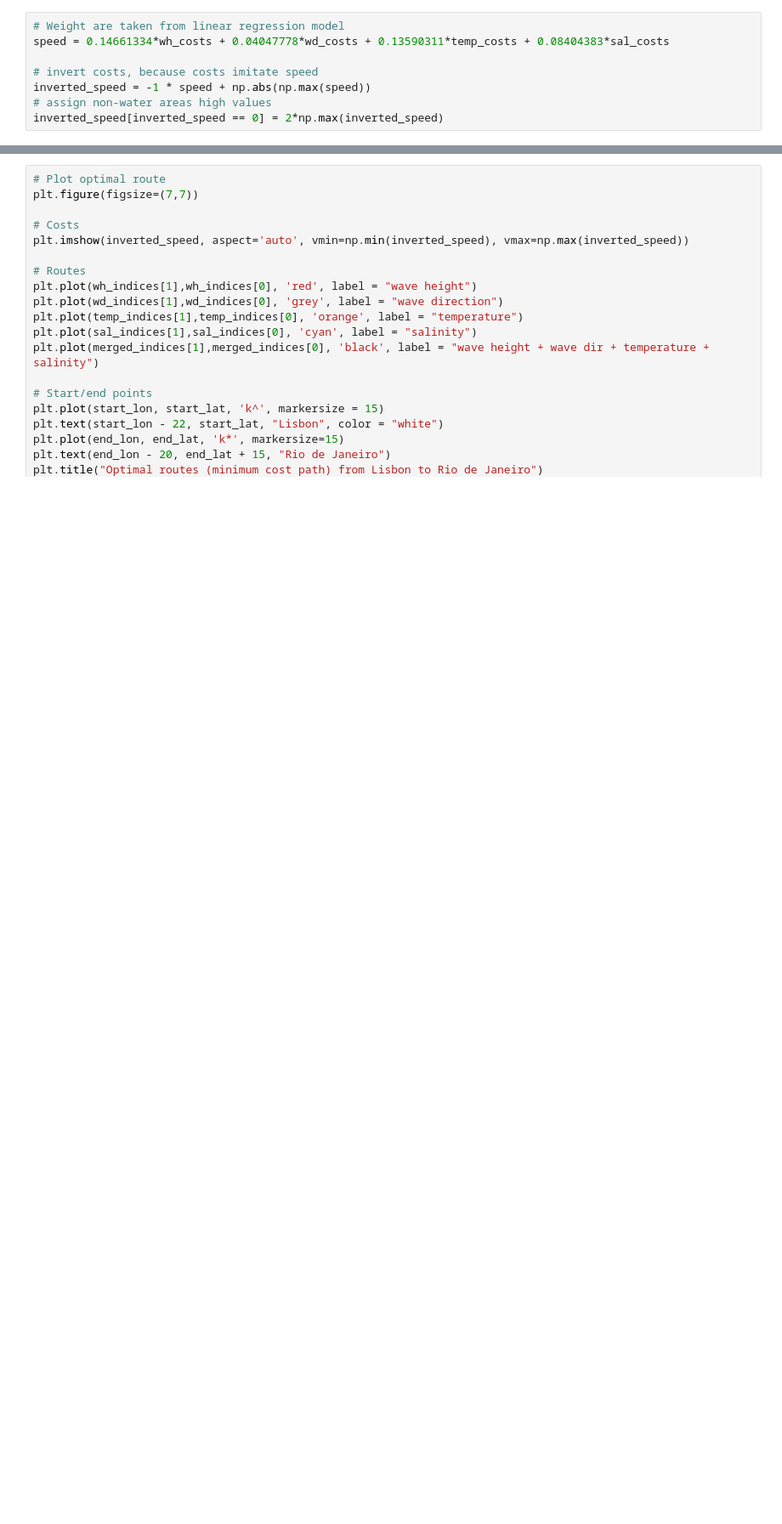
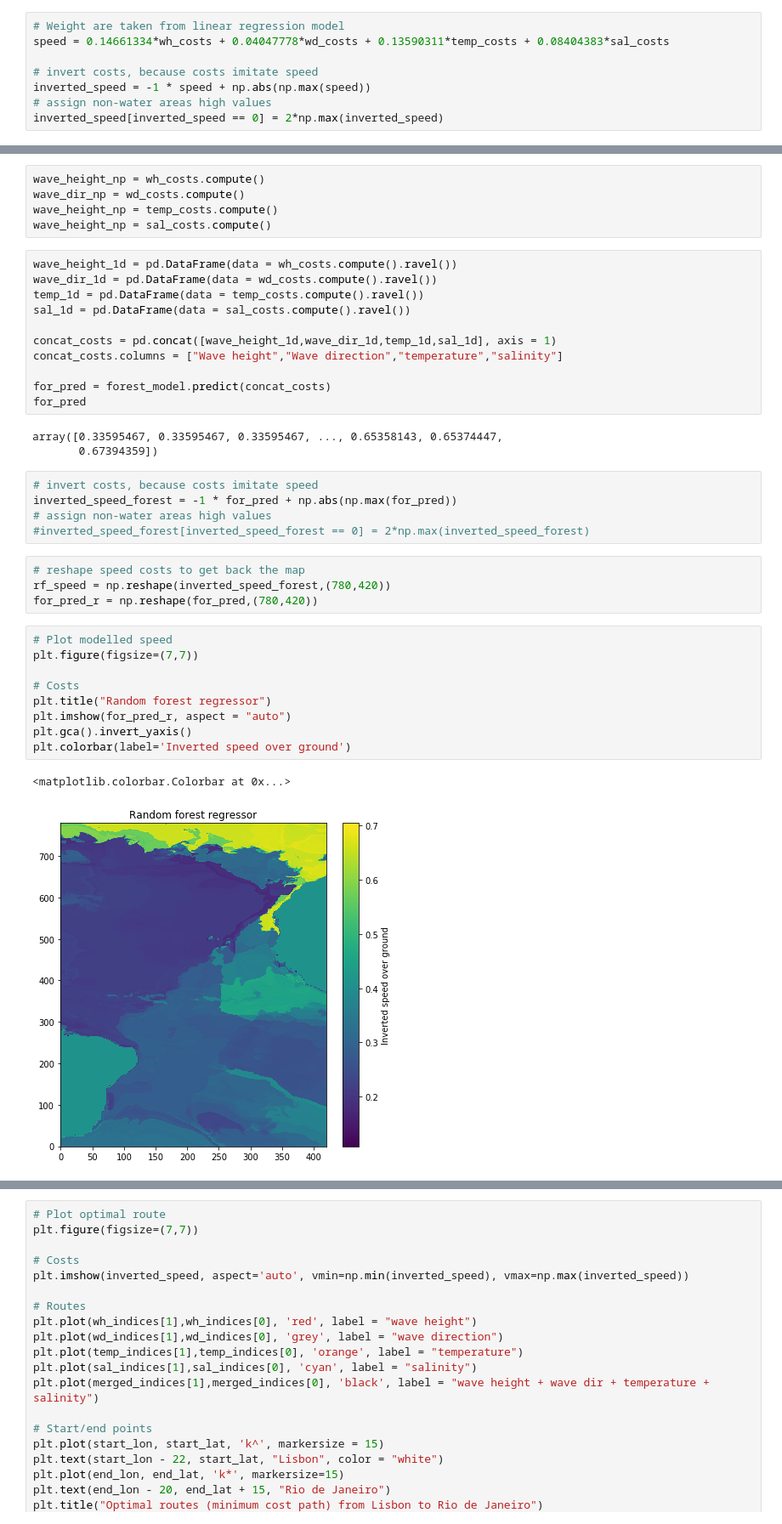
Before and after one commit to jonathom/cop_marine, a Jupyter notebook: Model_building.ipynb, the cells around one changed output, grey strips where cells are left out. Shown at 85% size. Cells and saved outputs as stored; diff of their text form; blank space fills up the shorter version.

Commit message:
Predict speed based on random forest

```diff
--- a/Model_building.ipynb
+++ b/Model_building.ipynb
@@ -274,0 +309,40 @@ inverted_speed[inverted_speed == 0] = 2*np.max(inverted_speed)
+# %%
+wave_height_np = wh_costs.compute()
+wave_dir_np = wd_costs.compute()
+wave_height_np = temp_costs.compute()
+wave_height_np = sal_costs.compute()
+# %%
+wave_height_1d = pd.DataFrame(data = wh_costs.compute().ravel())
+wave_dir_1d = pd.DataFrame(data = wd_costs.compute().ravel())
+temp_1d = pd.DataFrame(data = temp_costs.compute().ravel())
+sal_1d = pd.DataFrame(data = sal_costs.compute().ravel())
+
+concat_costs = pd.concat([wave_height_1d,wave_dir_1d,temp_1d,sal_1d], axis = 1)
+concat_costs.columns = ["Wave height","Wave direction","temperature","salinity"]
+
+for_pred = forest_model.predict(concat_costs)
+for_pred
+# %% [output]
+array([0.33595467, 0.33595467, 0.33595467, ..., 0.65358143, 0.65374447,
+       0.67394359])
+# %%
+# invert costs, because costs imitate speed
+inverted_speed_forest = -1 * for_pred + np.abs(np.max(for_pred))
+# assign non-water areas high values
+#inverted_speed_forest[inverted_speed_forest == 0] = 2*np.max(inverted_speed_forest)
+# %%
+# reshape speed costs to get back the map
+rf_speed = np.reshape(inverted_speed_forest,(780,420))
+for_pred_r = np.reshape(for_pred,(780,420))
+# %%
+# Plot modelled speed
+plt.figure(figsize=(7,7))
+
+# Costs
+plt.title("Random forest regressor")
+plt.imshow(for_pred_r, aspect = "auto")
+plt.gca().invert_yaxis()
+plt.colorbar(label='Inverted speed over ground')
+# %% [output]
+<matplotlib.colorbar.Colorbar at 0x...>
+[figure, added]
```
Also changed, not shown: parts of 10 cells of this notebook.
